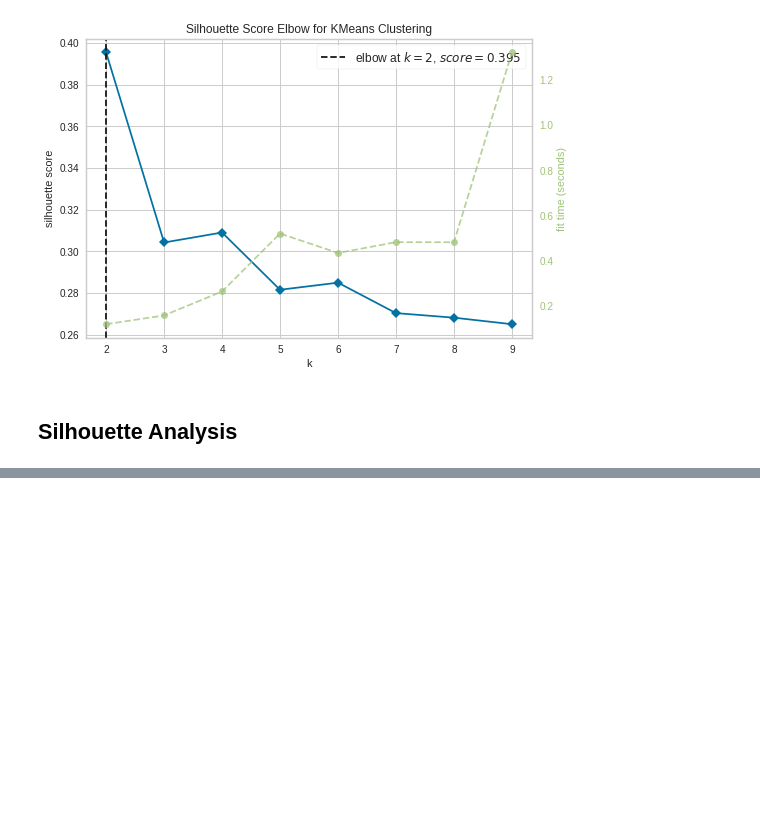
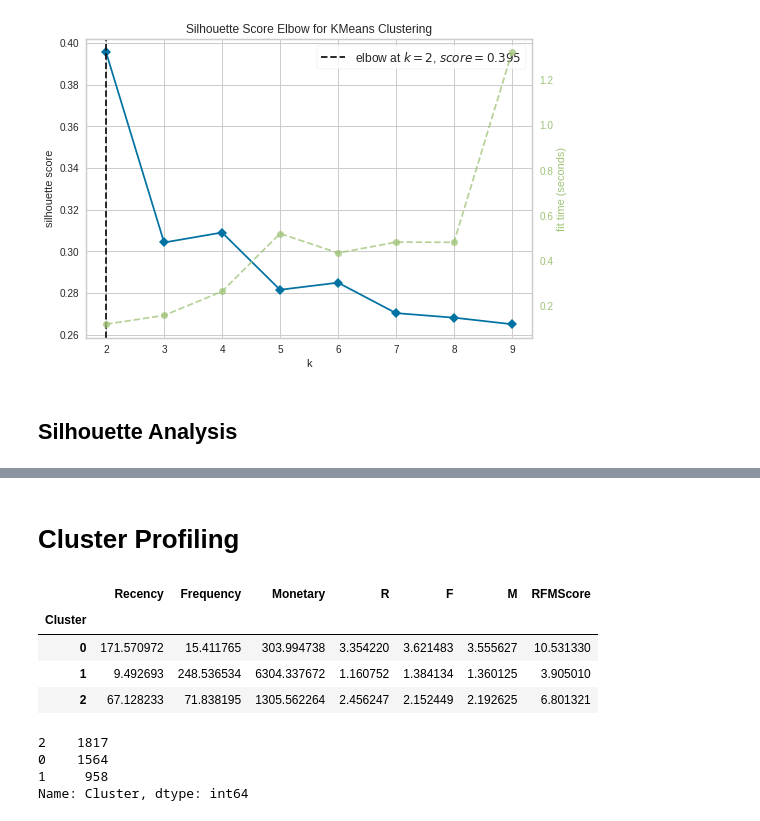
Before and after one commit to Rahman88talha/Capstone-Customer_Segmentation_Clustering, a Jupyter notebook: Capstone_Customer_Segmentation_Clustering.ipynb, the cells around one changed output, grey strips where cells are left out. Saved outputs shown, nothing was run; the diff lists cells and outputs as text; code cells hidden in the pictures; blank space fills up the shorter version.

```diff
--- a/Capstone_Customer_Segmentation_Clustering.ipynb
+++ b/Capstone_Customer_Segmentation_Clustering.ipynb
@@ -711,0 +781,19 @@ def sil_score(input, k):
+# %% [markdown]
+# Cluster Profiling
+# %%
+# Grouping by clusters to understand the profiles
+rfm_df_copy.groupby('Cluster').mean()
+# %% [output]
+|  | Recency | Frequency | Monetary | R | F | M | RFMScore |
+| Cluster |  |  |  |  |  |  |  |
+| 0 | 171.570972 | 15.411765 | 303.994738 | 3.354220 | 3.621483 | 3.555627 | 10.531330 |
+| 1 | 9.492693 | 248.536534 | 6304.337672 | 1.160752 | 1.384134 | 1.360125 | 3.905010 |
+| 2 | 67.128233 | 71.838195 | 1305.562264 | 2.456247 | 2.152449 | 2.192625 | 6.801321 |
+# %%
+# Number of customers belonging to each cluster
+rfm_df_copy['Cluster'].value_counts()
+# %% [output]
+2    1817
+0    1564
+1     958
+Name: Cluster, dtype: int64
```
Also changed, not shown: parts of 9 cells of this notebook.
